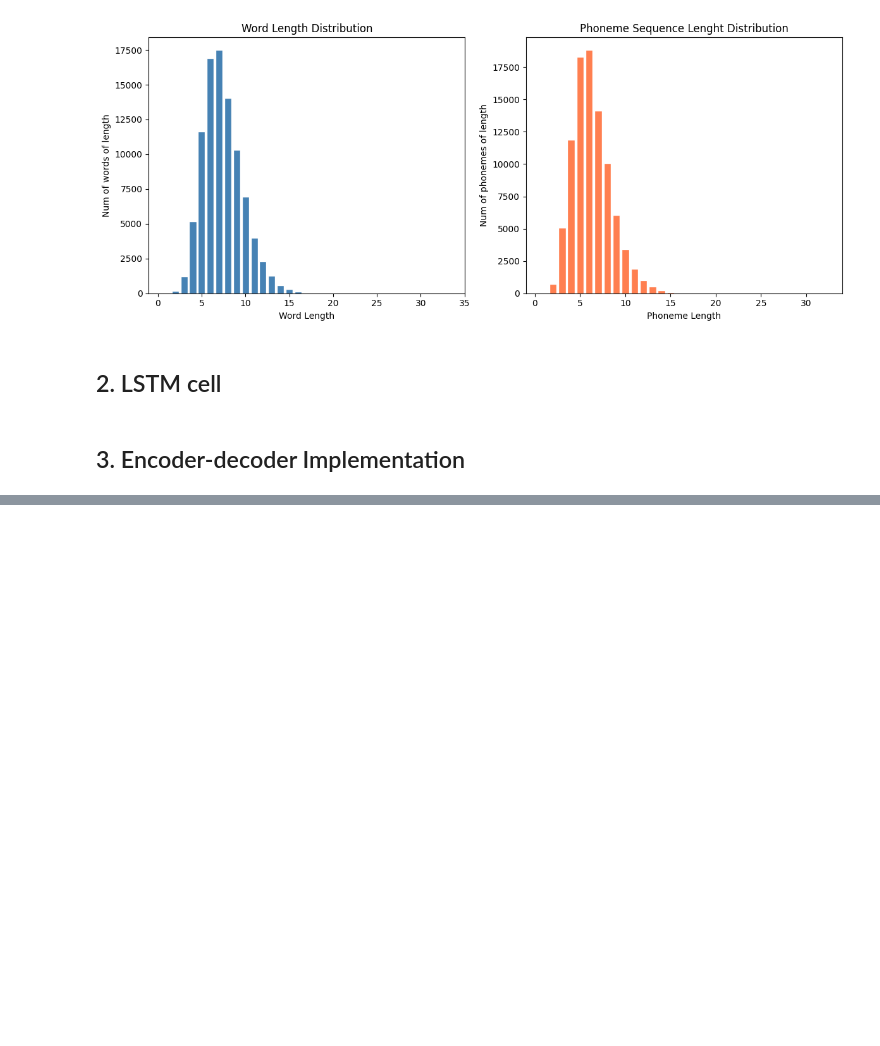
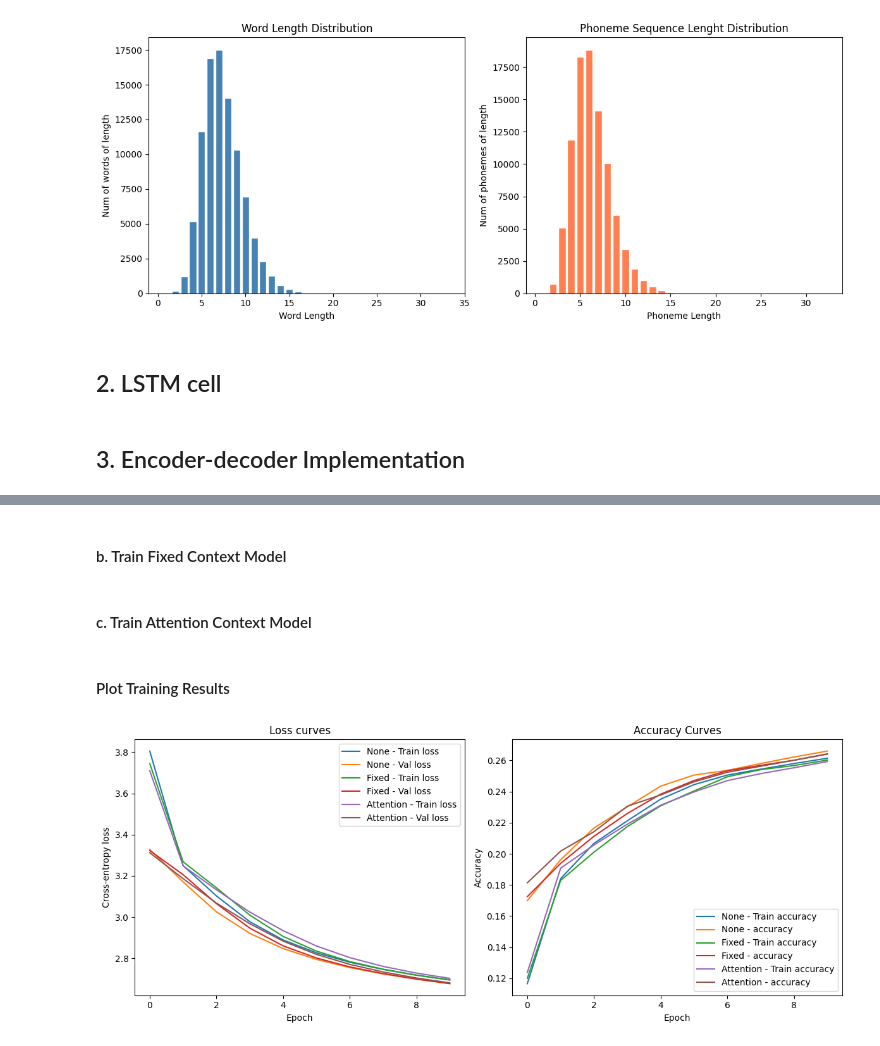
Before and after one commit to traceyomphile/A2, a Jupyter notebook: A2.ipynb, the cells around one changed output, grey strips where cells are left out. Cells and saved outputs as stored; diff of their text form; code cells hidden in the pictures; blank space fills up the shorter version.

Commit message:
Combined training graphs for all three setups into one. PDF report

```diff
--- a/A2.ipynb
+++ b/A2.ipynb
@@ -596,0 +664,6 @@ class Seq2Seq(nn.Module):
+# %%
+# Global vals across all models
+SRC_VOCAB_SIZE = len(chr_vocab)
+TGT_VOCAB_SIZE = len(ph_vocab)
+EMB_DIM = 32
+HIDDEN_SIZE = 64
@@ -596,0 +825,38 @@ class Seq2Seq(nn.Module):
+# %%
+# Define no context decoder and encoder
+nc_encoder = Encoder(SRC_VOCAB_SIZE, EMB_DIM, HIDDEN_SIZE)
+nc_decoder = Decoder(TGT_VOCAB_SIZE, EMB_DIM, HIDDEN_SIZE)
+
+# Define no context Seq2Seq model
+nc_model = Seq2Seq(nc_encoder, nc_decoder)
+
+_, nc_hist = train_model(nc_model, train_dataloader, val_dataloader)
+# %% [markdown]
+#### b. Train Fixed Context Model
+# %%
+# Define fixed context decoder and encoder
+fc_encoder = Encoder(SRC_VOCAB_SIZE, EMB_DIM, HIDDEN_SIZE)
+fc_decoder = Decoder(TGT_VOCAB_SIZE, EMB_DIM, HIDDEN_SIZE, context_mode='fixed')
+
+# Define fixed context Seq2Seq model
+fc_model = Seq2Seq(fc_encoder, fc_decoder)
+
+_, fc_hist = train_model(fc_model, train_dataloader, val_dataloader)
+# %% [markdown]
+#### c. Train Attention Context Model
+# %%
+# Define fixed context decoder and encoder
+ac_encoder = Encoder(SRC_VOCAB_SIZE, EMB_DIM, HIDDEN_SIZE)
+ac_decoder = Decoder(TGT_VOCAB_SIZE, EMB_DIM, HIDDEN_SIZE, context_mode='attn')
+
+# Define fixed context Seq2Seq model
+ac_model = Seq2Seq(ac_encoder, ac_decoder)
+
+_, ac_hist = train_model(ac_model, train_dataloader, val_dataloader)
+# %% [markdown]
+#### Plot Training Results
+# %%
+# Plot results
+plot_results(nc_hist, fc_hist, ac_hist)
+# %% [output]
+[figure, added]
```
Also changed, not shown: parts of 45 cells of this notebook, 3 other files.
